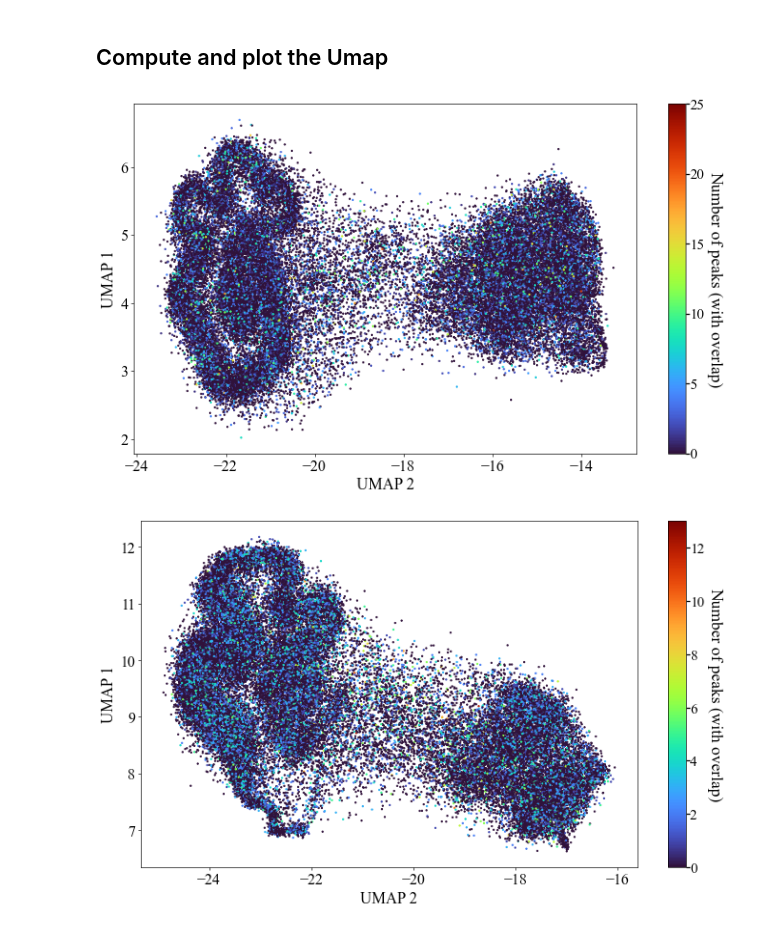
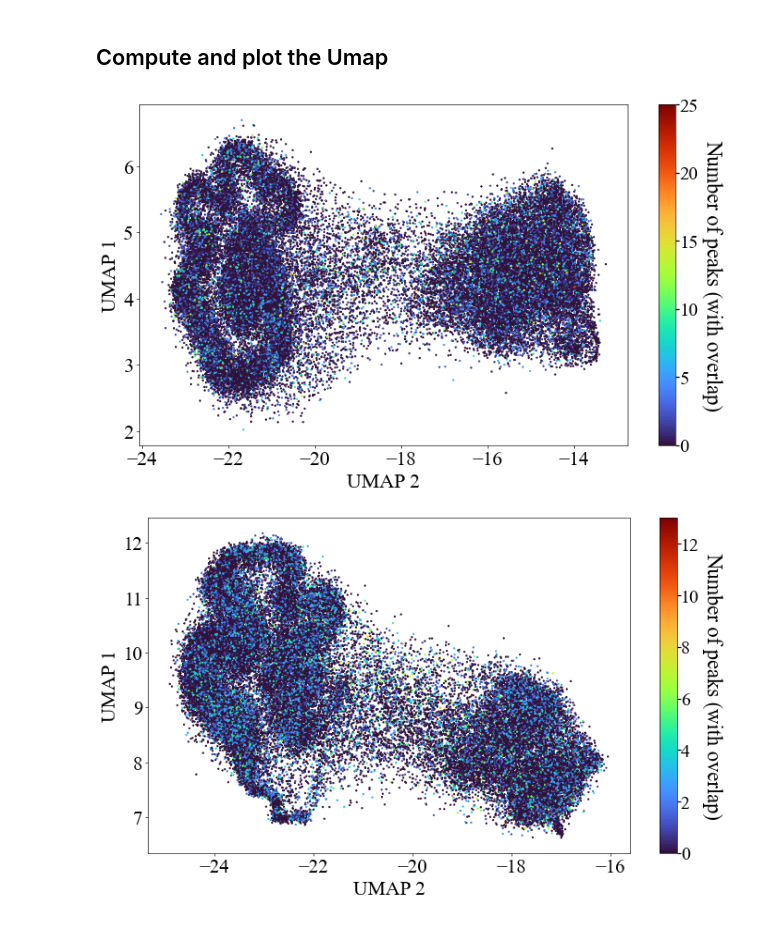
Before and after one commit to weberlab-hhu/Predmoter, a Jupyter notebook: visualization/Umap.ipynb, the cells around one changed output. Drawn from its saved outputs; the diff is of its cells as text; code cells hidden in the pictures.

```diff
--- a/visualization/Umap.ipynb
+++ b/visualization/Umap.ipynb
@@ -188,14 +188,14 @@ np.save("chipseq_labels.npy", chip_labels)
 emb = np.load("umap/atac_embeddings.npy")
 atac_labels = np.load("umap/atacseq_labels.npy")
 # %%
-plot_the_umap(emb, atac_labels, dpi=60, fsize=20)
+plot_the_umap(emb, atac_labels, dpi=60, fsize=26)
 # %% [output]
-[figure, old version]
+[figure, new version]
 # %%
 # load ChIP-seq
 emb2 = np.load("umap/chip_embeddings.npy")
 chip_labels = np.load("umap/chipseq_labels.npy")
 # %%
-plot_the_umap(emb2, chip_labels, dpi=60, fsize=20)
+plot_the_umap(emb2, chip_labels, dpi=60, fsize=26)
 # %% [output]
-[figure, old version]
+[figure, new version]
```
Also changed, not shown: 4 other files.
